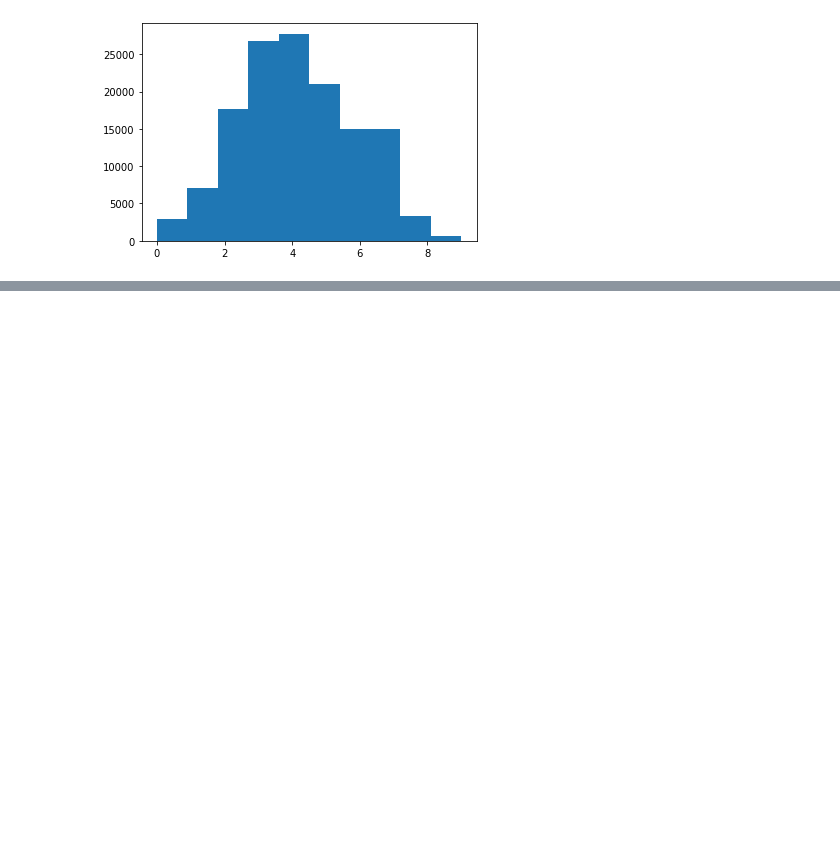
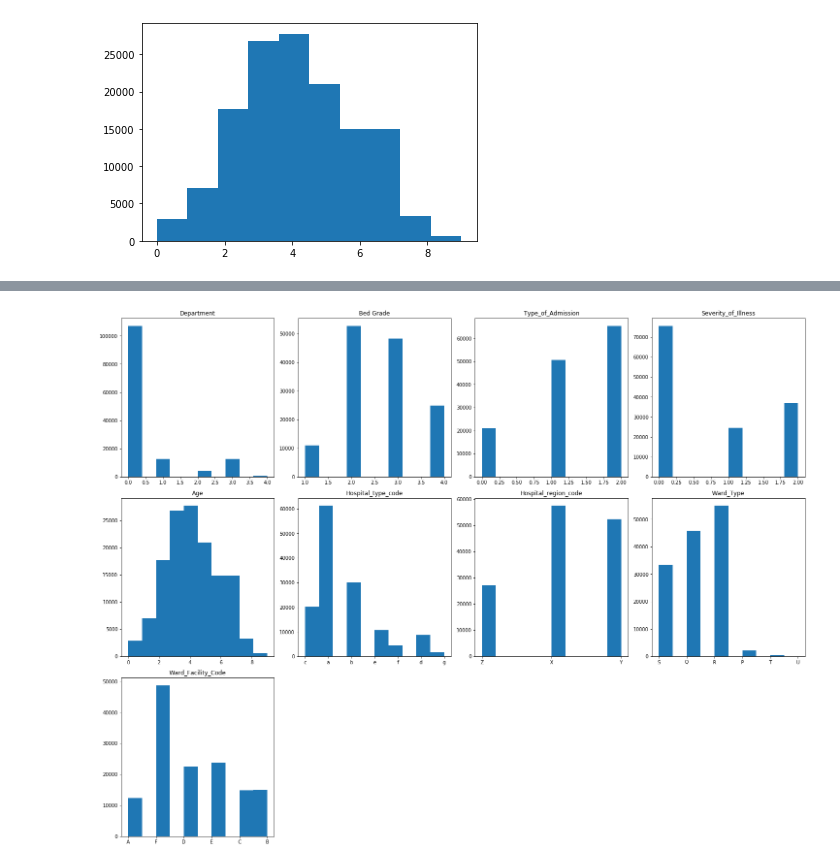
Before and after one commit to akaul98/Hackathon-Janatahack-Healthcare-Analytics-II, a Jupyter notebook: Test_ND2Q3bm/notebook.ipynb, the cells around one changed output, grey strips where cells are left out. Cells and saved outputs as stored; diff of their text form; code cells hidden in the pictures; blank space fills up the shorter version.

```diff
--- a/Test_ND2Q3bm/notebook.ipynb
+++ b/Test_ND2Q3bm/notebook.ipynb
@@ -237,7 +202,7 @@ Age                                  0
 Admission_Deposit                    0
 dtype: int64
 # %%
-df["Bed Grade"]=df["Bed Grade"].astype(int)
+df["Bed Grade"]=df["Bed Grade"].astype("category")
 df["City_Code_Patient"]=df["City_Code_Patient"].astype(int)
 df.info()
 # %% [output]
@@ -261,3 +241,29 @@ memory usage: 15.7+ MB
+# %%
+#lable encoding of severity
+Severity={"Moderate":0,
+          "Extreme":1,
+          "Minor":2,
+}
+df["Severity_of_Illness"]=df.Severity_of_Illness.map((Severity))
+df["Severity_of_Illness"]=df["Severity_of_Illness"].astype("category")
+# %%
+#lable encoding of age Department
+department={'gynecology':0,
+            'anesthesia':1,
+            'TB & Chest disease':2,
+            'radiotherapy':3,
+            'surgery':4
+           }
+df["Department"]=df.Department.map(department)
+df["Department"]=df["Department"].astype("category")
+# %%
+#lable encoding of addmission
+addmission={'Emergency':1,
+           'Trauma':2,
+            'Urgent':0
+}
+df["Type_of_Admission"]=df.Type_of_Admission.map(addmission)
+df["Type_of_Admission"]=df["Type_of_Admission"].astype("category")
 # %% [markdown]
 visualixation of test data for categorty/obeject we will chose bar plot and for int we will choose hist
 # %%
@@ -288,0 +277,16 @@ df
+# %%
+category_train=df.columns[df.dtypes=="category"].tolist()
+object_train=df.columns[df.dtypes==object].tolist()
+category_train=category_train+object_train
+cg_features = list(df[category_train].columns)
+sp=1
+for columns in cg_features:
+    plt.subplot(4,4,sp)
+    plt.title(columns)
+    plt.hist(df[columns])
+    sp+=1
+fig = plt.gcf()
+fig.set_size_inches(20.5, 20.5)
+plt.tight_layout()
+# %% [output]
+[figure, added]
```
Also changed, not shown: parts of 12 cells of this notebook, 3 other files.
